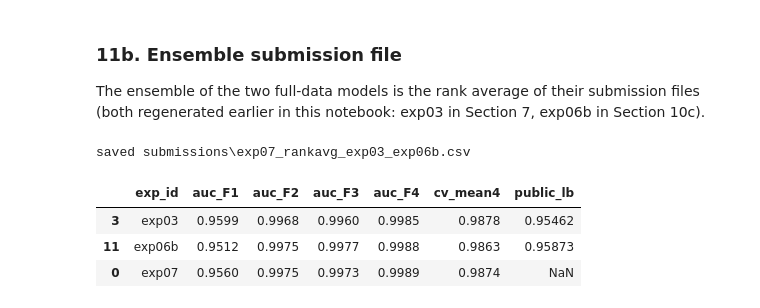
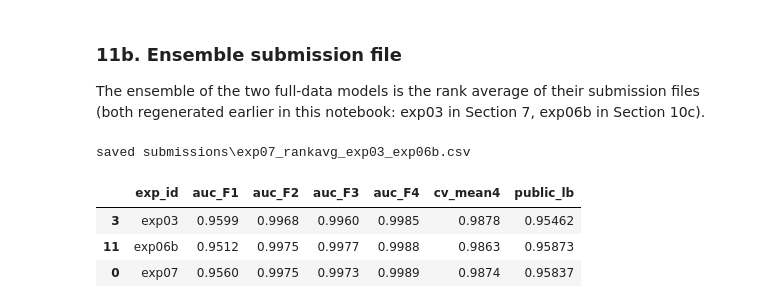
Before and after one commit to tanbeng123/bt4012-e1139091-kaggle-2026, a Jupyter notebook: bt4012_solution.ipynb, the cells around one changed output. Drawn from its saved outputs; the diff is of its cells as text; code cells hidden in the pictures.

```diff
--- a/bt4012_solution.ipynb
+++ b/bt4012_solution.ipynb
@@ -720,32 +720,33 @@ The ensemble of the two full-data models is the rank average of their submission
 s03 = pd.read_csv(SUB_DIR / 'exp03_lgbm_graph_nbr.csv')
 s06 = pd.read_csv(SUB_DIR / 'exp06b_lgbm_stack_DIAGNOSTIC.csv')
 assert (s03['index'].values == sample['index'].values).all() and (s06['index'].values == sample['index'].values).all()
 
 sub = sample[['index']].copy()
 sub['target'] = rank_average(s03.target.values, s06.target.values)
 assert np.isfinite(sub['target']).all() and sub['target'].between(0, 1).all()
 ens_path = SUB_DIR / 'exp07_rankavg_exp03_exp06b.csv'
 sub.to_csv(ens_path, index=False)
 print('saved', ens_path)
 
 # log: add F4 / 4-fold mean for the re-scored experiments and a row for the ensemble
 log = pd.read_csv(LOG)
 for e in ['exp03', 'exp06b']:
     log.loc[log.exp_id == e, 'auc_F4'] = round(auc4.loc[e, 'F4'], 4)
     log.loc[log.exp_id == e, 'cv_mean4'] = round(auc4.loc[e, 'mean'], 4)
+prev07 = log.loc[log.exp_id == 'exp07', 'public_lb']
 log = log[log.exp_id != 'exp07']
 log = pd.concat([log, pd.DataFrame([{
     'exp_id': 'exp07', 'model': 'rank average', 'features': 'exp03 + exp06b', 'seed': SEED,
     'params': 'equal-weight mean of normalised ranks',
     **{f'auc_{f}': round(auc4.loc['exp07', f], 4) for f in ALL_FOLDS},
     'cv_mean4': round(auc4.loc['exp07', 'mean'], 4), 'cv_min': round(auc4.loc['exp07', 'min'], 4),
-    'submission': str(ens_path),
+    'submission': str(ens_path), 'public_lb': prev07.iloc[0] if len(prev07) else np.nan,
 }])]).sort_values('exp_id')
 log.to_csv(LOG, index=False)
 log.loc[log.exp_id.isin(['exp03', 'exp06b', 'exp07']), ['exp_id', 'auc_F1', 'auc_F2', 'auc_F3', 'auc_F4', 'cv_mean4', 'public_lb']]
 # %% [output]
 saved submissions\exp07_rankavg_exp03_exp06b.csv
 |  | exp_id | auc_F1 | auc_F2 | auc_F3 | auc_F4 | cv_mean4 | public_lb |
 | 3 | exp03 | 0.9599 | 0.9968 | 0.9960 | 0.9985 | 0.9878 | 0.95462 |
 | 11 | exp06b | 0.9512 | 0.9975 | 0.9977 | 0.9988 | 0.9863 | 0.95873 |
-| 0 | exp07 | 0.9560 | 0.9975 | 0.9973 | 0.9989 | 0.9874 | NaN |
+| 0 | exp07 | 0.9560 | 0.9975 | 0.9973 | 0.9989 | 0.9874 | 0.95837 |
```
Also changed, not shown: parts of 16 cells of this notebook, 2 other files.
